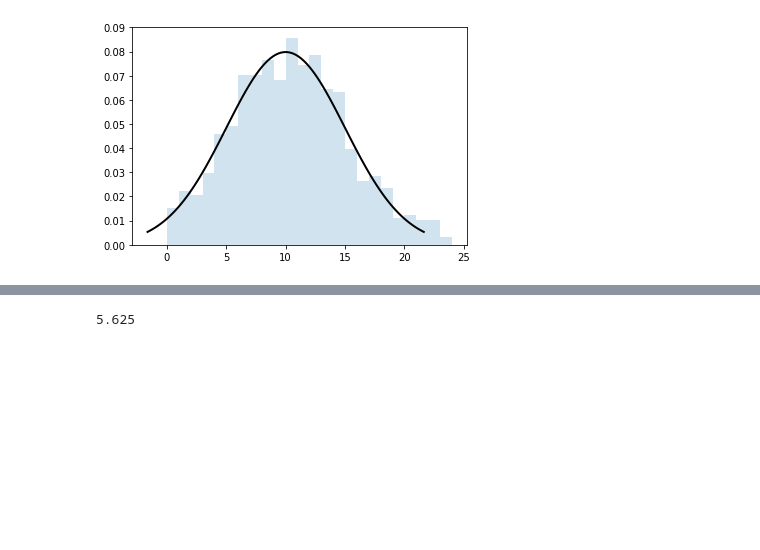
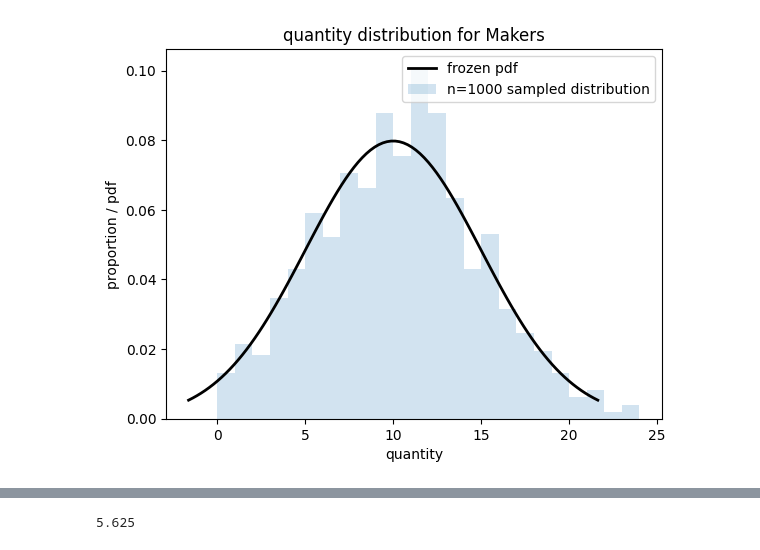
Before and after one commit to albertw-asf/marketSimulationIEOR174, a Jupyter notebook: testing_distributions.ipynb, the cells around one changed output, grey strips where cells are left out. Saved outputs shown, nothing was run; the diff lists cells and outputs as text; code cells hidden in the pictures; blank space fills up the shorter version.

```diff
--- a/testing_distributions.ipynb
+++ b/testing_distributions.ipynb
@@ -5,21 +5,25 @@ import matplotlib.pyplot as plt
 from multivariate_skewnorm import *
 import seaborn as sns
 # %%
-# quantity distributions, in units of ticks from theo value
+# quantity distributions
 a = 0
 mean = 10
 sd=5
 
 rv = skewnorm(a, loc=mean, scale=sd)
 x = np.linspace(skewnorm.ppf(0.01, a, loc=mean, scale=sd), skewnorm.ppf(0.99, a, loc=mean, scale=sd), 100)
 
 plt.plot(x, rv.pdf(x), 'k-', lw=2, label='frozen pdf')
 
 r = skewnorm.rvs(a, loc=mean, scale=sd, size=1000)
-plt.hist(r, density=True, histtype='stepfilled', alpha=0.2, bins=list(range(25)))
+plt.hist(r, density=True, histtype='stepfilled', alpha=0.2, bins=list(range(25)), label="n=1000 sampled distribution")
+plt.title("quantity distribution for Makers")
+plt.xlabel("quantity")
+plt.ylabel("proportion / pdf")
+plt.legend()
 plt.show()
 # %% [output]
-[figure, old version]
+[figure, new version]
 # %%
 # spread distributions, in units of ticks from theo value
 a = 8
```
Also changed, not shown: parts of 3 cells of this notebook, 6 other files.
